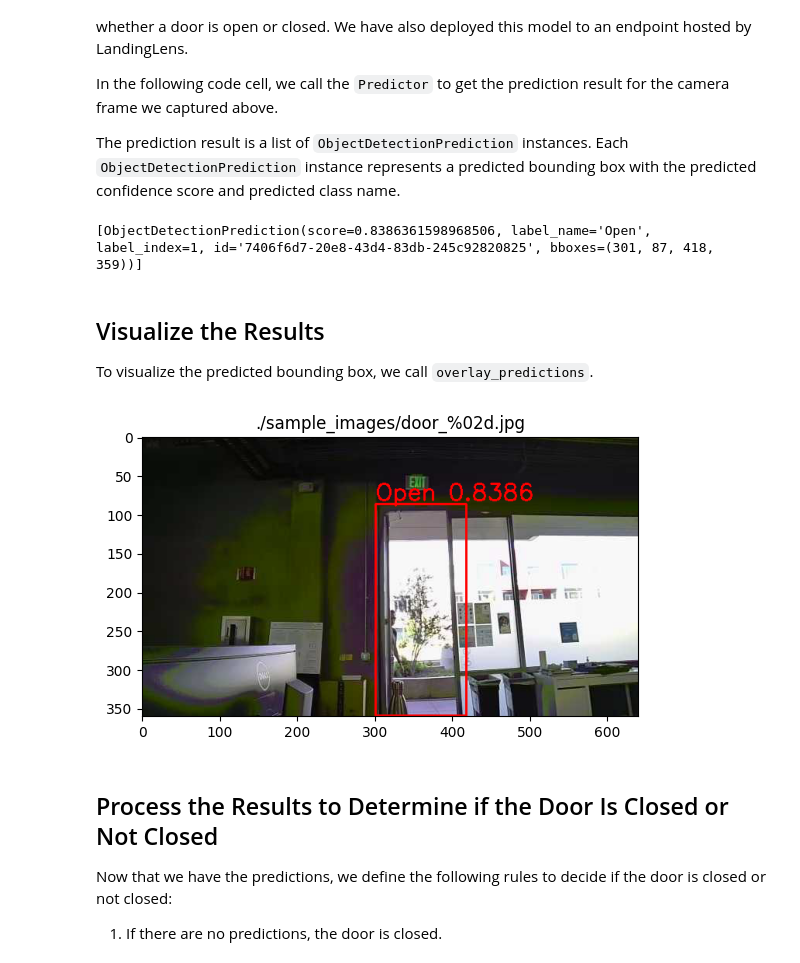
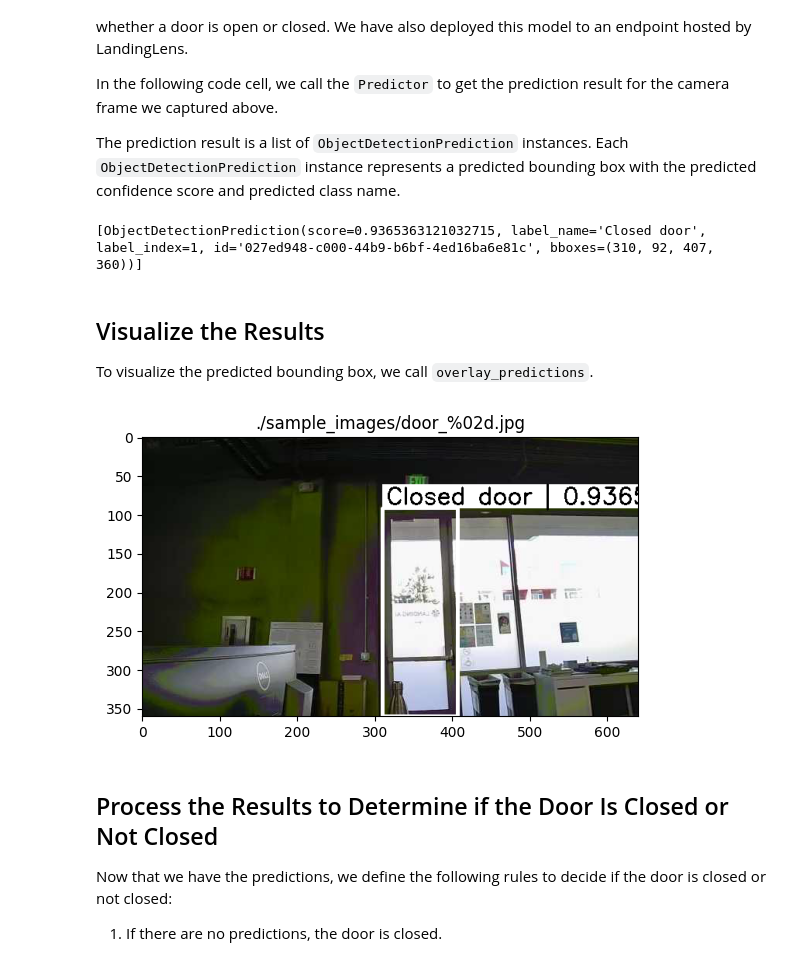
Before and after one commit to landing-ai/landingai-python, a Jupyter notebook: examples/rtsp-capture-notebook/rtsp-capture.ipynb, the cells around one changed output. Saved outputs shown, nothing was run; the diff lists cells and outputs as text; code cells hidden in the pictures.

```diff
--- a/examples/rtsp-capture-notebook/rtsp-capture.ipynb
+++ b/examples/rtsp-capture-notebook/rtsp-capture.ipynb
@@ -4,13 +4,13 @@
 This notebook runs an object detection model developed in LandingLens to detect if a door is open or closed. For ease of use, the notebook uses a test image, but you can customize the code to use the feed from an RTSP camera.
 # %%
 #@title Set the following variables as needed for your setup
-api_key         = "dvkyqd942h90wn1t3fsbjshsud3xdgs"  #@param {type:"string"}
-api_secret      = "gj95e8antnkhcduuwrgok3efrtwpzqojykc05l8yiuxnaecxdqxvawrir0d3yw"  #@param {type:"string"}
+api_key         = "bu8y8czyonaip6ceov75nfnlpnr9blh"  #@param {type:"string"}
+api_secret      = "mdebq6hxq19fg86k3p53rwcxh16h2qudcfonl6sjrde334y2vxz4qj4wnefh05"  #@param {type:"string"}
+model_endpoint  =  "881e04f4-1a16-4728-b19c-a6900d0b8d98" #@param {type:"string"}
 # In order to find the URL for your camera, this is a good start https://www.ispyconnect.com/cameras
 # camera_url      =  "rtsp://172.25.101.151/ch0_0.h264" #@param {type:"string"}
 camera_url      =  './sample_images/door_%02d.jpg' # Use sample images
 # camera_url      =  0 # Connect to local webcam
-model_endpoint  =  "c0791de7-66e3-4970-9a87-064e5e3b07ee" #@param {type:"string"}
 # %%
 !pip install landingai
 # %% [output]
@@ -74,19 +74,19 @@ predictor = Predictor(model_endpoint, api_key, api_secret)
 results = predictor.predict(frame)
 display(results)
 # %% [output]
-[ObjectDetectionPrediction(score=0.8386361598968506, label_name='Open', label_index=1, id='7406f6d7-20e8-43d4-83db-245c92820825', bboxes=(301, 87, 418, 359))]
+[ObjectDetectionPrediction(score=0.9365363121032715, label_name='Closed door', label_index=1, id='027ed948-c000-44b9-b6bf-4ed16ba6e81c', bboxes=(310, 92, 407, 360))]
 # %% [markdown]
 ## Visualize the Results
 
 To visualize the predicted bounding box, we call `overlay_predictions`.
 # %%
 # Draw raw results on the original image
-frame = overlay_predictions(results, image=frame)
-plt.imshow(frame)
+frame_ov = overlay_predictions(results, image=frame)
+plt.imshow(frame_ov)
 plt.title(camera_url)
 plt.show()
 # %% [output]
-[figure, old version]
+[figure, new version]
 # %% [markdown]
 ## Process the Results to Determine if the Door Is Closed or Not Closed
 
```
Also changed, not shown: parts of 3 cells of this notebook, 2 other files.
